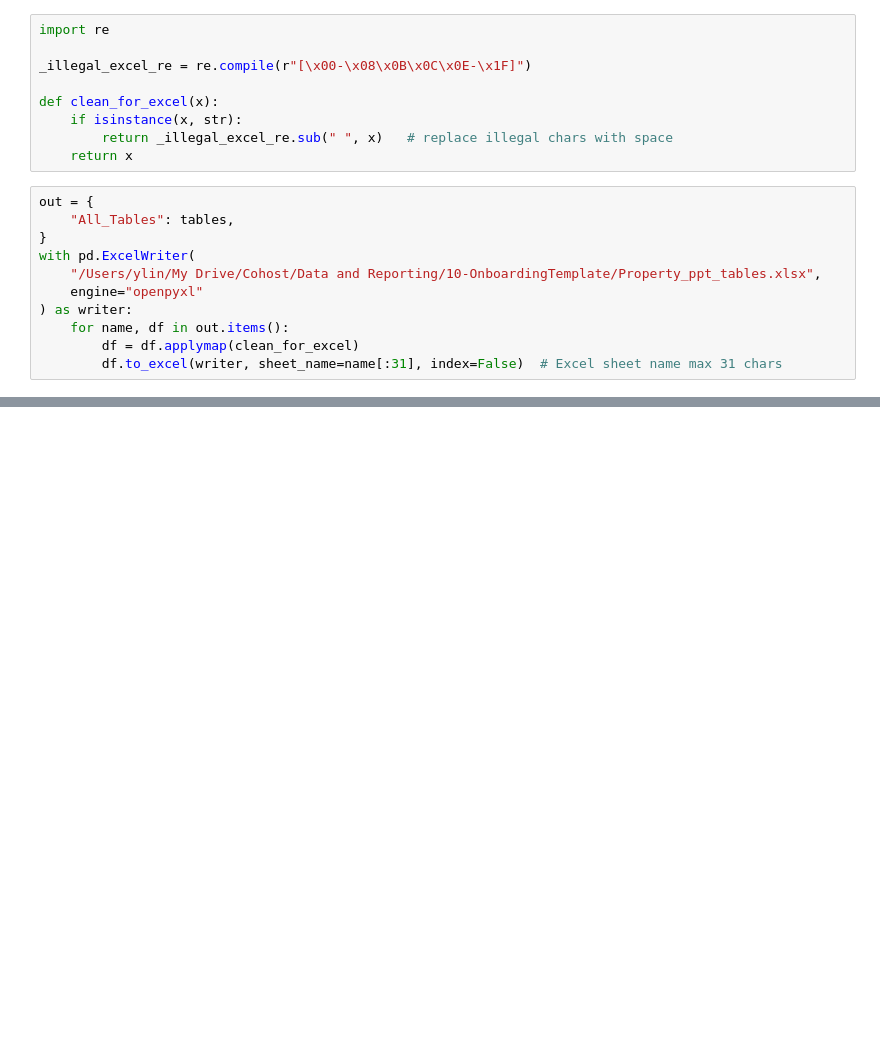
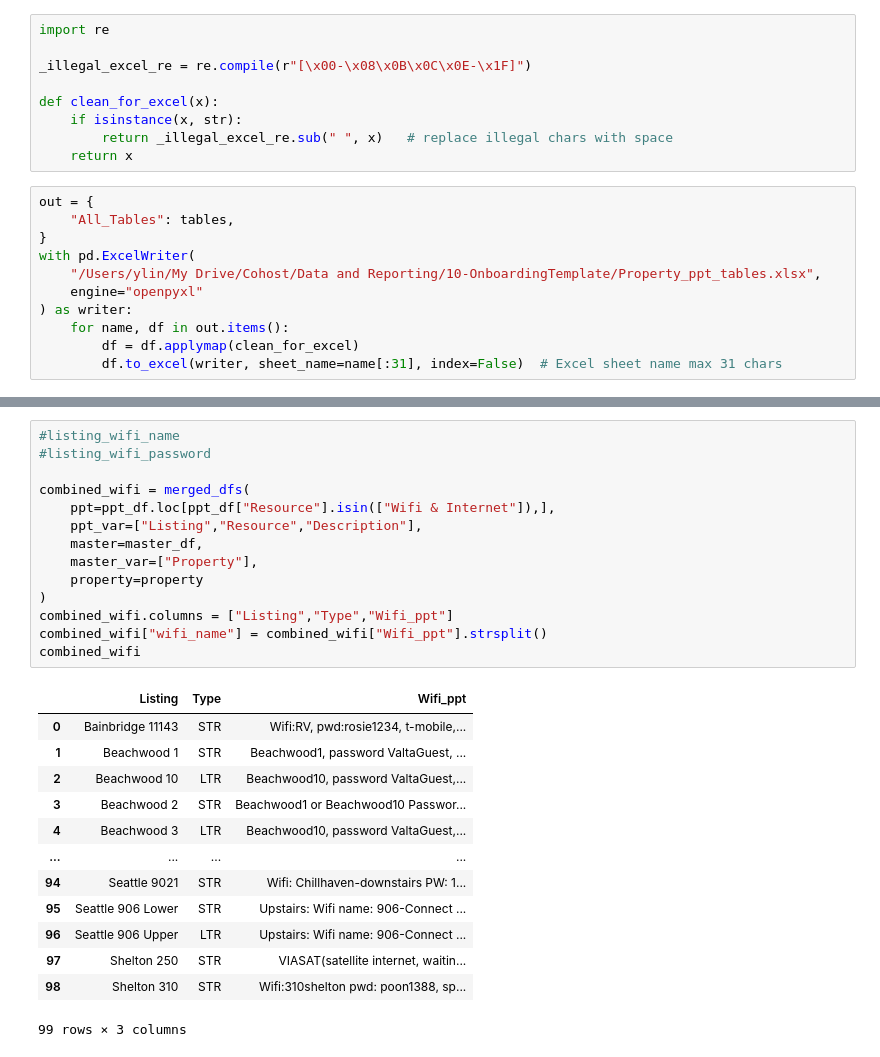
Before and after one commit to ylin2016/ValtaWork, a Jupyter notebook: OnboardingTemplate/ExtractPPT.ipynb, the cells around one changed output, grey strips where cells are left out. Cells and saved outputs as stored; diff of their text form; blank space fills up the shorter version.

```diff
--- a/OnboardingTemplate/ExtractPPT.ipynb
+++ b/OnboardingTemplate/ExtractPPT.ipynb
@@ -167,0 +213,28 @@ combined
+# %%
+#listing_wifi_name
+#listing_wifi_password
+
+combined_wifi = merged_dfs(
+    ppt=ppt_df.loc[ppt_df["Resource"].isin(["Wifi & Internet"]),],
+    ppt_var=["Listing","Resource","Description"],
+    master=master_df,
+    master_var=["Property"],
+    property=property
+)
+combined_wifi.columns = ["Listing","Type","Wifi_ppt"]
+combined_wifi["wifi_name"] = combined_wifi["Wifi_ppt"].strsplit()
+combined_wifi
+# %% [output]
+|  | Listing | Type | Wifi_ppt |
+| 0 | Bainbridge 11143 | STR | Wifi:RV, pwd:rosie1234, t-mobile,... |
+| 1 | Beachwood 1 | STR | Beachwood1, password ValtaGuest, ... |
+| 2 | Beachwood 10 | LTR | Beachwood10, password ValtaGuest,... |
+| 3 | Beachwood 2 | STR | Beachwood1 or Beachwood10 Passwor... |
+| 4 | Beachwood 3 | LTR | Beachwood10, password ValtaGuest,... |
+| ... | ... | ... | ... |
+| 94 | Seattle 9021 | STR | Wifi: Chillhaven-downstairs PW: 1... |
+| 95 | Seattle 906 Lower | STR | Upstairs: Wifi name: 906-Connect ... |
+| 96 | Seattle 906 Upper | LTR | Upstairs: Wifi name: 906-Connect ... |
+| 97 | Shelton 250 | STR | VIASAT(satellite internet, waitin... |
+| 98 | Shelton 310 | STR | Wifi:310shelton pwd: poon1388, sp... |
+99 rows × 3 columns
```
Also changed, not shown: parts of 14 cells of this notebook, 2 other files.
